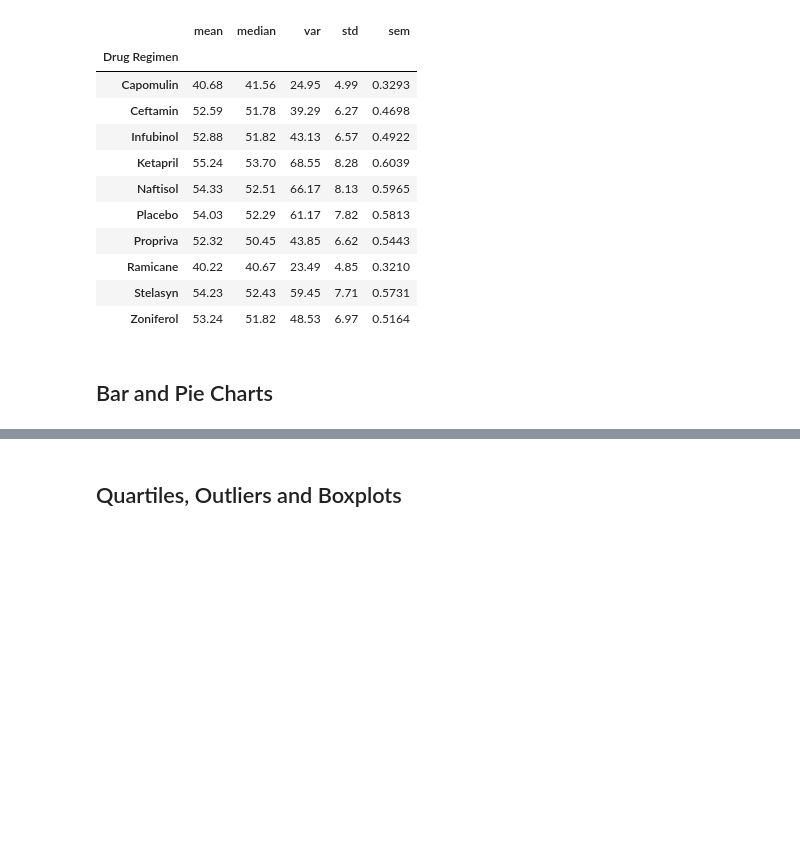
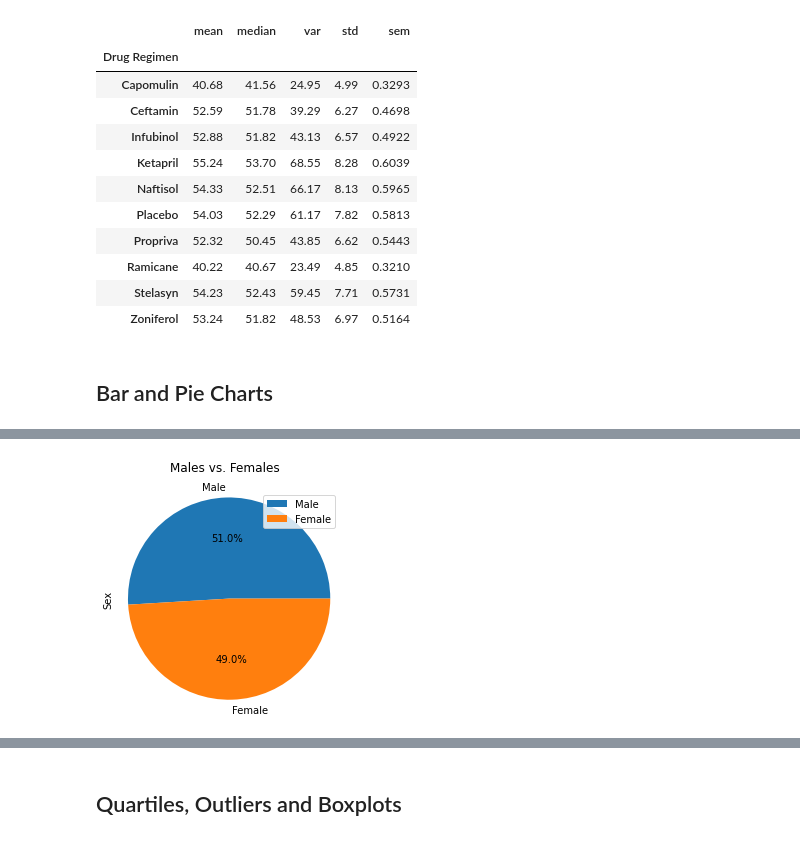
Before and after one commit to skdabra30/matplotlib-challenge, a Jupyter notebook: Instructions/Pymaceuticals/pymaceuticals.ipynb, the cells around one changed output, grey strips where cells are left out. Saved outputs shown, nothing was run; the diff lists cells and outputs as text; code cells hidden in the pictures; blank space fills up the shorter version.

```diff
--- a/Instructions/Pymaceuticals/pymaceuticals.ipynb
+++ b/Instructions/Pymaceuticals/pymaceuticals.ipynb
@@ -195,0 +281,7 @@ summary_stat_2_df
+# %%
+mouse_sex_pie = mouse_sex.plot(kind="pie", subplots=True, figsize=(4, 4), title=("Males vs. Females"), autopct='%1.1f%%')
+
+plt.axis("equal")
+plt.show()
+# %% [output]
+[figure, added]
```
Also changed, not shown: parts of 13 cells of this notebook.
